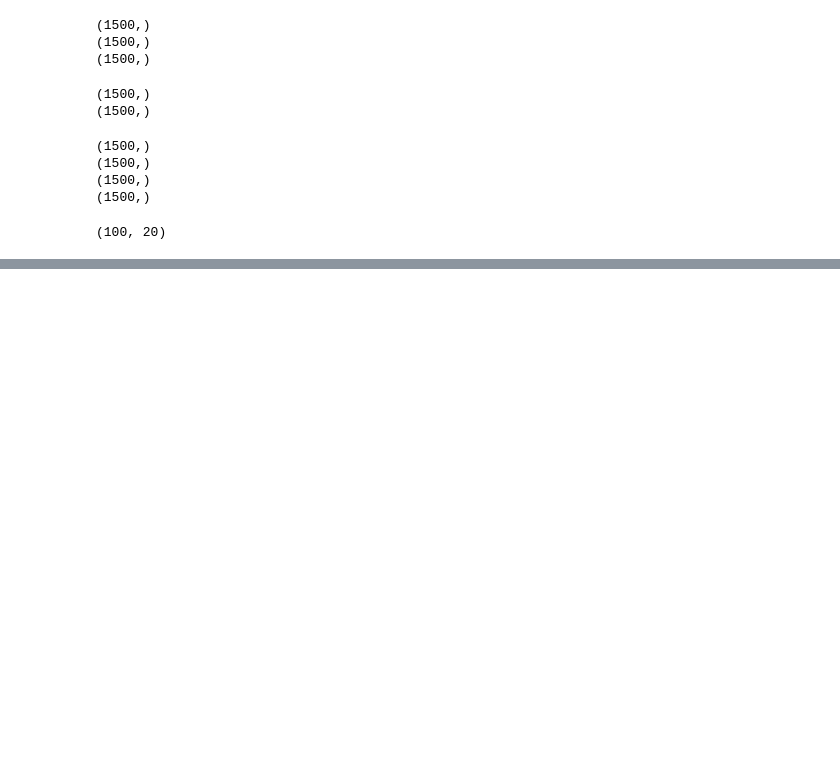
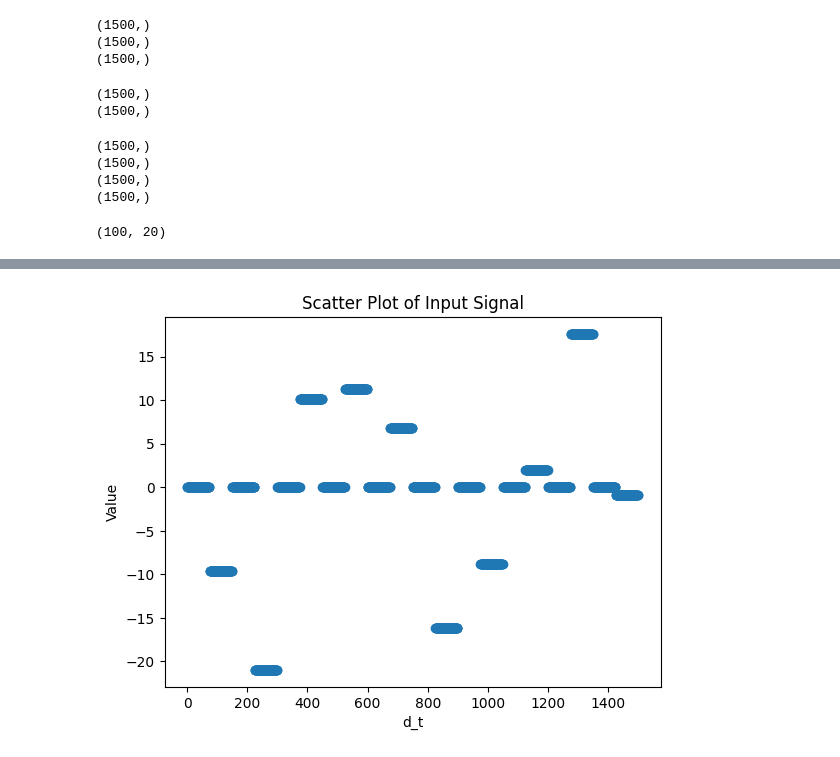
Before and after one commit to Rachel-0420/Toy-Model-for-Field-Level, a Jupyter notebook: moving_signals.ipynb, the cells around one changed output, grey strips where cells are left out. Cells and saved outputs as stored; diff of their text form; code cells hidden in the pictures; blank space fills up the shorter version.

```diff
--- a/moving_signals.ipynb
+++ b/moving_signals.ipynb
@@ -265,0 +333,8 @@ plt.show()
+# %%
+plt.scatter(range(len(input)), input_2-input)
+plt.xlabel("d_t")
+plt.ylabel("Value")
+plt.title("Scatter Plot of Input Signal")
+plt.show()
+# %% [output]
+[figure, added]
```
Also changed, not shown: parts of 26 cells of this notebook.
